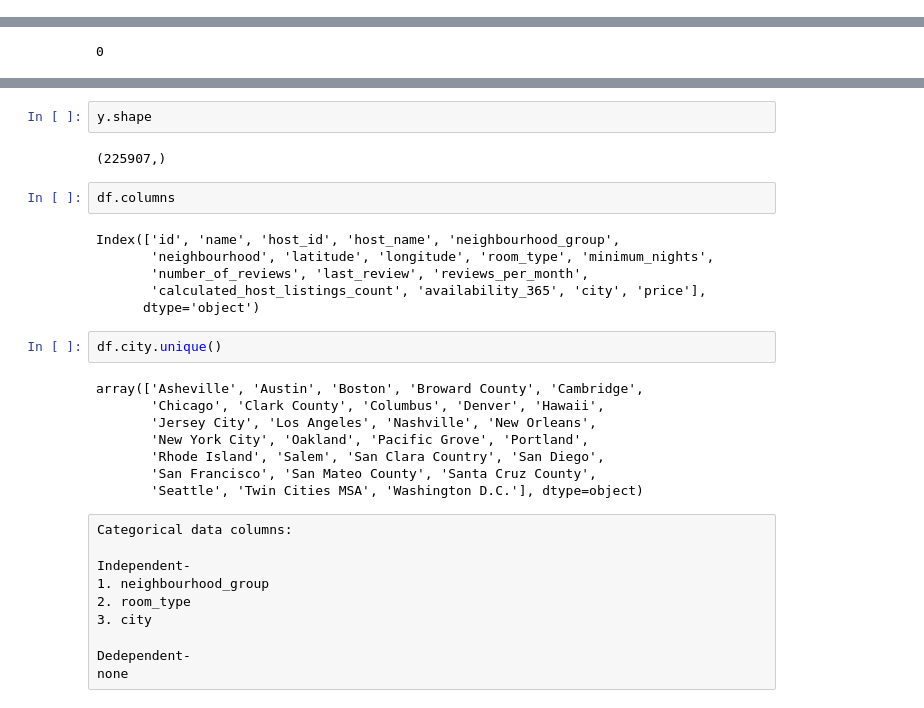
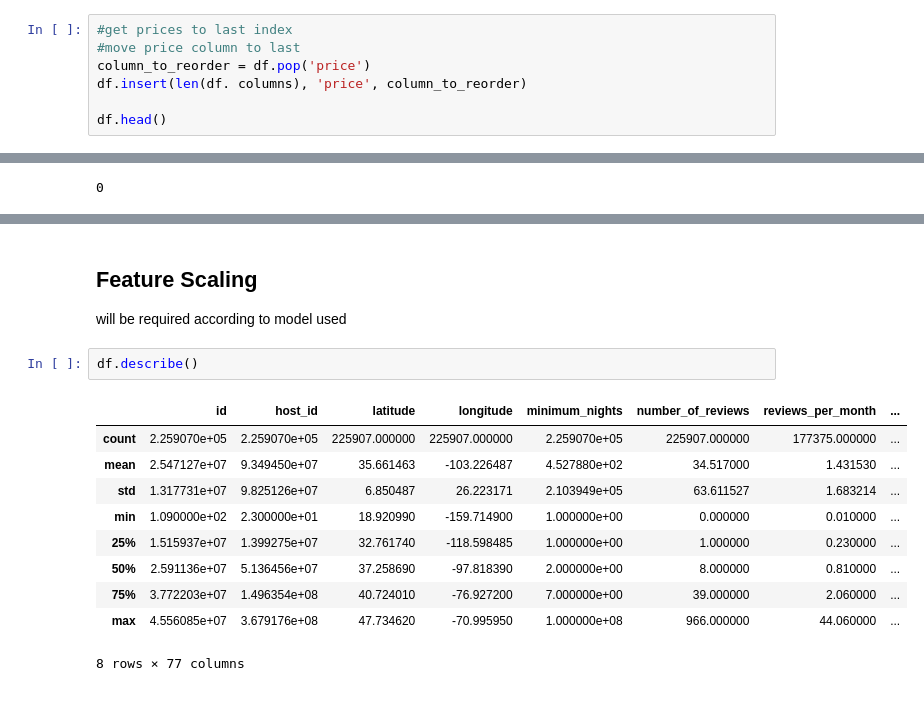
Before and after one commit to sohamthirty/Airbnb_Proj_DS, a Jupyter notebook: Data_Preprocessing.ipynb, the cells around one changed output, grey strips where cells are left out. Drawn from its saved outputs; the diff is of its cells as text.

```diff
--- a/Data_Preprocessing.ipynb
+++ b/Data_Preprocessing.ipynb
@@ -317,0 +398,7 @@ dtype: int64
+# %%
+#get prices to last index
+#move price column to last
+column_to_reorder = df.pop('price')
+df.insert(len(df. columns), 'price', column_to_reorder)
+
+df.head()
@@ -391,32 +447,16 @@ X.shape
-# %%
-y.shape
-# %% [output]
-(225907,)
-# %%
-df.columns
-# %% [output]
-Index(['id', 'name', 'host_id', 'host_name', 'neighbourhood_group',
-       'neighbourhood', 'latitude', 'longitude', 'room_type', 'minimum_nights',
-       'number_of_reviews', 'last_review', 'reviews_per_month',
-       'calculated_host_listings_count', 'availability_365', 'city', 'price'],
-      dtype='object')
-# %%
-df.city.unique()
-# %% [output]
-array(['Asheville', 'Austin', 'Boston', 'Broward County', 'Cambridge',
-       'Chicago', 'Clark County', 'Columbus', 'Denver', 'Hawaii',
-       'Jersey City', 'Los Angeles', 'Nashville', 'New Orleans',
-       'New York City', 'Oakland', 'Pacific Grove', 'Portland',
-       'Rhode Island', 'Salem', 'San Clara Country', 'San Diego',
-       'San Francisco', 'San Mateo County', 'Santa Cruz County',
-       'Seattle', 'Twin Cities MSA', 'Washington D.C.'], dtype=object)
-# %% [raw]
-Categorical data columns:
-
-Independent-
-1. neighbourhood_group
-2. room_type
-3. city
-
-Dedependent-
-none
+# %% [markdown]
+## Feature Scaling
+will be required according to model used
+# %%
+df.describe()
+# %% [output]
+|  | id | host_id | latitude | longitude | minimum_nights | number_of_reviews | reviews_per_month | ... |
+| count | 2.259070e+05 | 2.259070e+05 | 225907.000000 | 225907.000000 | 2.259070e+05 | 225907.000000 | 177375.000000 | ... |
+| mean | 2.547127e+07 | 9.349450e+07 | 35.661463 | -103.226487 | 4.527880e+02 | 34.517000 | 1.431530 | ... |
+| std | 1.317731e+07 | 9.825126e+07 | 6.850487 | 26.223171 | 2.103949e+05 | 63.611527 | 1.683214 | ... |
+| min | 1.090000e+02 | 2.300000e+01 | 18.920990 | -159.714900 | 1.000000e+00 | 0.000000 | 0.010000 | ... |
+| 25% | 1.515937e+07 | 1.399275e+07 | 32.761740 | -118.598485 | 1.000000e+00 | 1.000000 | 0.230000 | ... |
+| 50% | 2.591136e+07 | 5.136456e+07 | 37.258690 | -97.818390 | 2.000000e+00 | 8.000000 | 0.810000 | ... |
+| 75% | 3.772203e+07 | 1.496354e+08 | 40.724010 | -76.927200 | 7.000000e+00 | 39.000000 | 2.060000 | ... |
+| max | 4.556085e+07 | 3.679176e+08 | 47.734620 | -70.995950 | 1.000000e+08 | 966.000000 | 44.060000 | ... |
+8 rows × 77 columns
```
Also changed, not shown: parts of 29 cells of this notebook.
